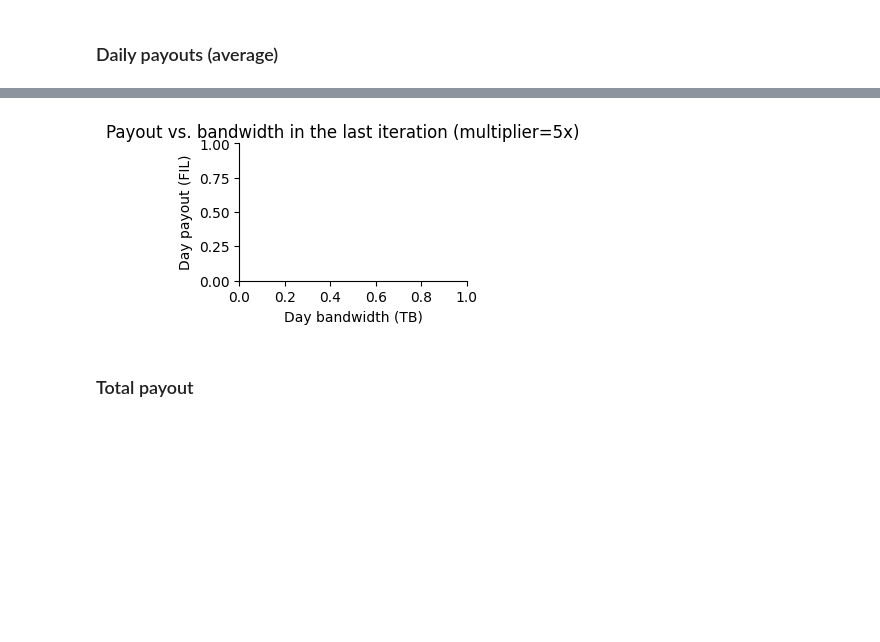
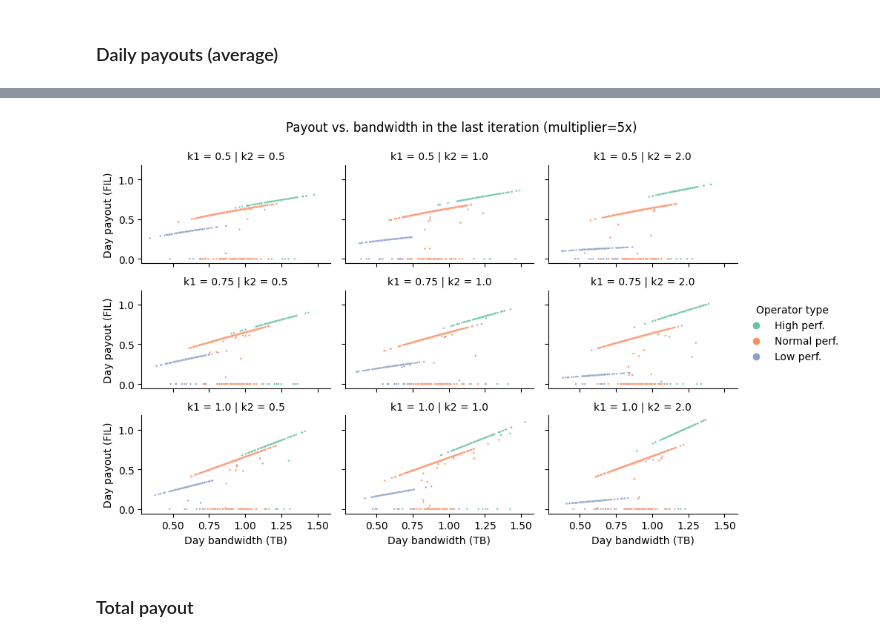
Before and after one commit to protocol/cel-retrieval, a Jupyter notebook: saturn-aliens/notebooks/4.0-full_sim_const_reward.ipynb, the cells around one changed output, grey strips where cells are left out. Cells and saved outputs as stored; diff of their text form; code cells hidden in the pictures; blank space fills up the shorter version.

```diff
--- a/saturn-aliens/notebooks/4.0-full_sim_const_reward.ipynb
+++ b/saturn-aliens/notebooks/4.0-full_sim_const_reward.ipynb
@@ -233,15 +234,15 @@ plt.show()
 # %%
-temp_df = honest_traj_df[honest_traj_df["penalty_multiplier"]==5.0]
+temp_df = honest_traj_df[honest_traj_df["penalty_multiplier"]=="5.0"]
 temp_df = temp_df[temp_df["sim_step"] == 179]
 temp_df["Operator type"] = temp_df["op_type"]
 g = sns.relplot(x="bandwidth", y="payout", hue="Operator type", col="k2", row="k1", height=2, aspect=1.5,
                 data=temp_df, kind="scatter", s=3, palette="Set2")
 g.set_axis_labels("Day bandwidth (TB)", "Day payout (FIL)")
 g.fig.suptitle('Payout vs. bandwidth in the last iteration (multiplier=5x)')
 g.fig.subplots_adjust(top=0.88)
 plt.show()
 # %% [output]
-[figure, old version]
+[figure, new version]
 # %% [markdown]
 ### Total payout
 # %%
```
Also changed, not shown: parts of 24 cells of this notebook.
